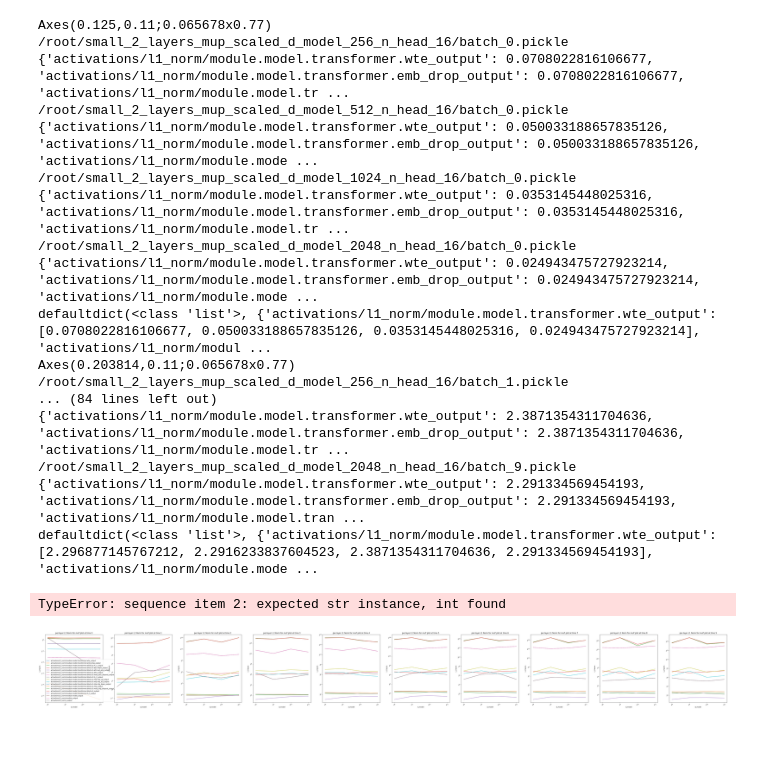
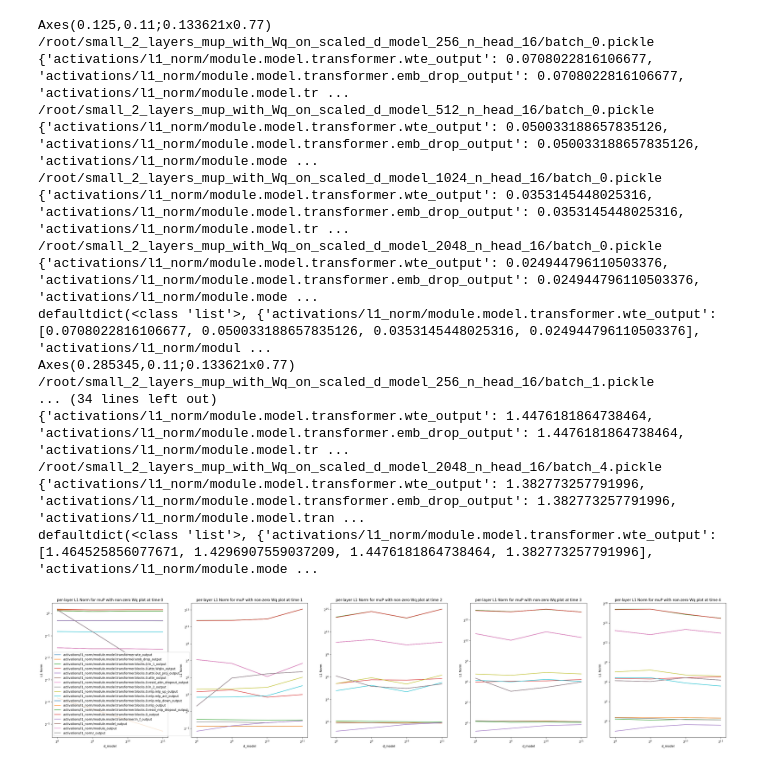
Before and after one commit to mosaicml/examples, a Jupyter notebook: examples/llm/iterate_over_activations.ipynb, the cells around one changed output. Cells and saved outputs as stored; diff of their text form; code cells hidden in the pictures; blank space fills up the shorter version.

```diff
--- a/examples/llm/iterate_over_activations.ipynb
+++ b/examples/llm/iterate_over_activations.ipynb
@@ -11,7 +11,7 @@ from matplotlib import cm
 from collections import defaultdict
 import os
 
-def plot_function(base_string, title, is_mup, max_time=10, d_models=[256, 512, 1024, 2048], n_heads=[16]):
+def plot_function(base_string, title, is_mup, max_time=5, d_models=[256, 512, 1024, 2048], n_heads=[16], include_only=None):
 
 
     fig, axs = plt.subplots(nrows=1, ncols=max_time, figsize=(8 * max_time, 8))
@@ -37,7 +37,9 @@ def plot_function(base_string, title, is_mup, max_time=10, d_models=[256, 512, 1
         ax.set_title(title.format(time_step))
         cmap  = cm.get_cmap('viridis', len(per_layer_activations))
         for i, (param_name, scaled_versions) in enumerate(per_layer_activations.items()):
-            # if i == 0:
+            if include_only:
+                if include_only != param_name:
+                    continue
                 # continue
             ax.plot(d_models, scaled_versions, label=get_friendly_name(param_name))
         ax.set_xlabel("d_model")
@@ -47,4 +49,25 @@ def plot_function(base_string, title, is_mup, max_time=10, d_models=[256, 512, 1
 
     plot_title = f"activations_{'mup' if is_mup else 'non_mup'}_max_time_{max_time}.png"
 
-    plt.savefig(plot_title, dpi=300)
+    # plt.savefig(plot_title, dpi=300)
+# %%
+plot_function("/root/small_2_layers_mup_with_Wq_on_scaled_d_model_{}_n_head_{}", "per-layer L1 Norm for muP with non-zero Wq plot at time {}", is_mup=True)
+# %% [output]
+Axes(0.125,0.11;0.133621x0.77)
+/root/small_2_layers_mup_with_Wq_on_scaled_d_model_256_n_head_16/batch_0.pickle
+{'activations/l1_norm/module.model.transformer.wte_output': 0.0708022816106677, 'activations/l1_norm/module.model.transformer.emb_drop_output': 0.0708022816106677, 'activations/l1_norm/module.model.tr ...
+/root/small_2_layers_mup_with_Wq_on_scaled_d_model_512_n_head_16/batch_0.pickle
+{'activations/l1_norm/module.model.transformer.wte_output': 0.050033188657835126, 'activations/l1_norm/module.model.transformer.emb_drop_output': 0.050033188657835126, 'activations/l1_norm/module.mode ...
+/root/small_2_layers_mup_with_Wq_on_scaled_d_model_1024_n_head_16/batch_0.pickle
+{'activations/l1_norm/module.model.transformer.wte_output': 0.0353145448025316, 'activations/l1_norm/module.model.transformer.emb_drop_output': 0.0353145448025316, 'activations/l1_norm/module.model.tr ...
+/root/small_2_layers_mup_with_Wq_on_scaled_d_model_2048_n_head_16/batch_0.pickle
+{'activations/l1_norm/module.model.transformer.wte_output': 0.024944796110503376, 'activations/l1_norm/module.model.transformer.emb_drop_output': 0.024944796110503376, 'activations/l1_norm/module.mode ...
+defaultdict(<class 'list'>, {'activations/l1_norm/module.model.transformer.wte_output': [0.0708022816106677, 0.050033188657835126, 0.0353145448025316, 0.024944796110503376], 'activations/l1_norm/modul ...
+Axes(0.285345,0.11;0.133621x0.77)
+/root/small_2_layers_mup_with_Wq_on_scaled_d_model_256_n_head_16/batch_1.pickle
+... (34 lines left out)
+{'activations/l1_norm/module.model.transformer.wte_output': 1.4476181864738464, 'activations/l1_norm/module.model.transformer.emb_drop_output': 1.4476181864738464, 'activations/l1_norm/module.model.tr ...
+/root/small_2_layers_mup_with_Wq_on_scaled_d_model_2048_n_head_16/batch_4.pickle
+{'activations/l1_norm/module.model.transformer.wte_output': 1.382773257791996, 'activations/l1_norm/module.model.transformer.emb_drop_output': 1.382773257791996, 'activations/l1_norm/module.model.tran ...
+defaultdict(<class 'list'>, {'activations/l1_norm/module.model.transformer.wte_output': [1.464525856077671, 1.4296907559037209, 1.4476181864738464, 1.382773257791996], 'activations/l1_norm/module.mode ...
+[figure, added]
@@ -51,24 +76,4 @@ def plot_function(base_string, title, is_mup, max_time=10, d_models=[256, 512, 1
 # %%
 plot_function("/root/small_2_layers_mup_scaled_d_model_{}_n_head_{}", "per-layer L1 Norm for muP plot at time {}", is_mup=True)
-# %% [output]
-Axes(0.125,0.11;0.065678x0.77)
-/root/small_2_layers_mup_scaled_d_model_256_n_head_16/batch_0.pickle
-{'activations/l1_norm/module.model.transformer.wte_output': 0.0708022816106677, 'activations/l1_norm/module.model.transformer.emb_drop_output': 0.0708022816106677, 'activations/l1_norm/module.model.tr ...
-/root/small_2_layers_mup_scaled_d_model_512_n_head_16/batch_0.pickle
-{'activations/l1_norm/module.model.transformer.wte_output': 0.050033188657835126, 'activations/l1_norm/module.model.transformer.emb_drop_output': 0.050033188657835126, 'activations/l1_norm/module.mode ...
-/root/small_2_layers_mup_scaled_d_model_1024_n_head_16/batch_0.pickle
-{'activations/l1_norm/module.model.transformer.wte_output': 0.0353145448025316, 'activations/l1_norm/module.model.transformer.emb_drop_output': 0.0353145448025316, 'activations/l1_norm/module.model.tr ...
-/root/small_2_layers_mup_scaled_d_model_2048_n_head_16/batch_0.pickle
-{'activations/l1_norm/module.model.transformer.wte_output': 0.024943475727923214, 'activations/l1_norm/module.model.transformer.emb_drop_output': 0.024943475727923214, 'activations/l1_norm/module.mode ...
-defaultdict(<class 'list'>, {'activations/l1_norm/module.model.transformer.wte_output': [0.0708022816106677, 0.050033188657835126, 0.0353145448025316, 0.024943475727923214], 'activations/l1_norm/modul ...
-Axes(0.203814,0.11;0.065678x0.77)
-/root/small_2_layers_mup_scaled_d_model_256_n_head_16/batch_1.pickle
-... (84 lines left out)
-{'activations/l1_norm/module.model.transformer.wte_output': 2.3871354311704636, 'activations/l1_norm/module.model.transformer.emb_drop_output': 2.3871354311704636, 'activations/l1_norm/module.model.tr ...
-/root/small_2_layers_mup_scaled_d_model_2048_n_head_16/batch_9.pickle
-{'activations/l1_norm/module.model.transformer.wte_output': 2.291334569454193, 'activations/l1_norm/module.model.transformer.emb_drop_output': 2.291334569454193, 'activations/l1_norm/module.model.tran ...
-defaultdict(<class 'list'>, {'activations/l1_norm/module.model.transformer.wte_output': [2.296877145767212, 2.2916233837604523, 2.3871354311704636, 2.291334569454193], 'activations/l1_norm/module.mode ...
-TypeError: sequence item 2: expected str instance, int found
-[figure, removed]
 # %%
 plot_function("/root/small_2_layers_no_mup_scaled_d_model_{}_n_head_{}", "per-layer L1 Norm for SP plot at time {}", is_mup=False)
```
Also changed, not shown: parts of 7 cells of this notebook, 9 other files.
